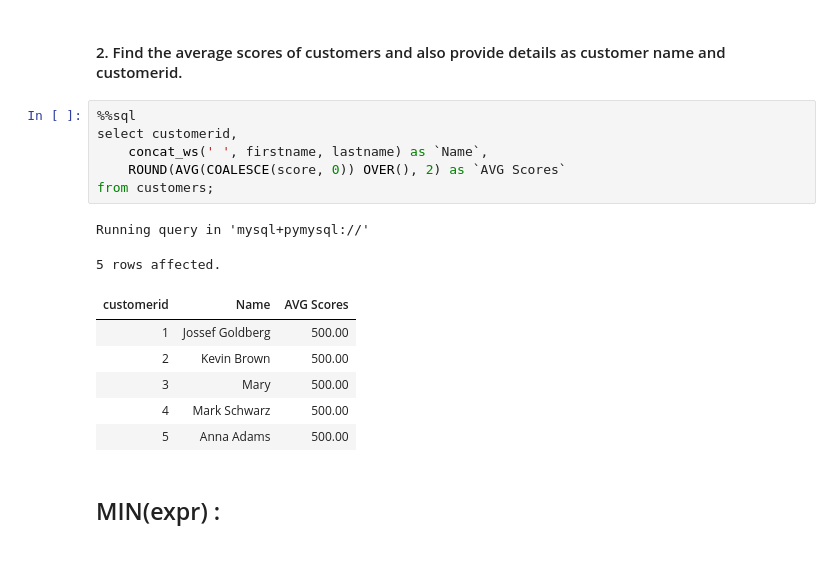
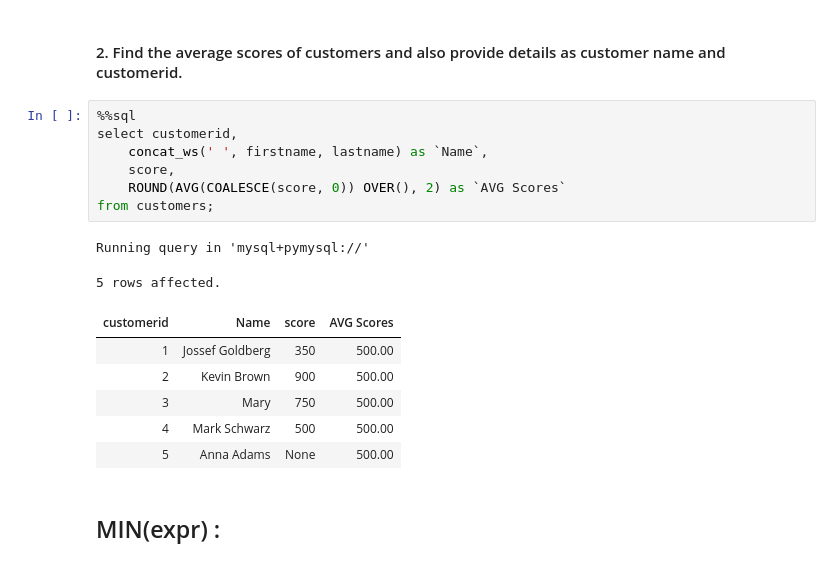
Before and after one commit to the-naman/Learn, a Jupyter notebook: SQL/SQL by Barra/My Notes/07. I - Aggregation and Analytical Functions.ipynb, the cells around one changed output. Saved outputs shown, nothing was run; the diff lists cells and outputs as text.

```diff
--- a/SQL/SQL by Barra/My Notes/07. I - Aggregation and Analytical Functions.ipynb
+++ b/SQL/SQL by Barra/My Notes/07. I - Aggregation and Analytical Functions.ipynb
@@ -801,18 +801,19 @@ Truncated to displaylimit of 10.
 # %%
 %%sql
 select customerid,
     concat_ws(' ', firstname, lastname) as `Name`,
+    score,
     ROUND(AVG(COALESCE(score, 0)) OVER(), 2) as `AVG Scores`
 from customers;
 # %% [output]
 Running query in 'mysql+pymysql://'
 5 rows affected.
-| customerid | Name | AVG Scores |
-| 1 | Jossef Goldberg | 500.00 |
-| 2 | Kevin Brown | 500.00 |
-| 3 | Mary | 500.00 |
-| 4 | Mark Schwarz | 500.00 |
-| 5 | Anna Adams | 500.00 |
+| customerid | Name | score | AVG Scores |
+| 1 | Jossef Goldberg | 350 | 500.00 |
+| 2 | Kevin Brown | 900 | 500.00 |
+| 3 | Mary | 750 | 500.00 |
+| 4 | Mark Schwarz | 500 | 500.00 |
+| 5 | Anna Adams | None | 500.00 |
 # %% [markdown]
 ## MIN(expr) :
 # %% [markdown]
```
